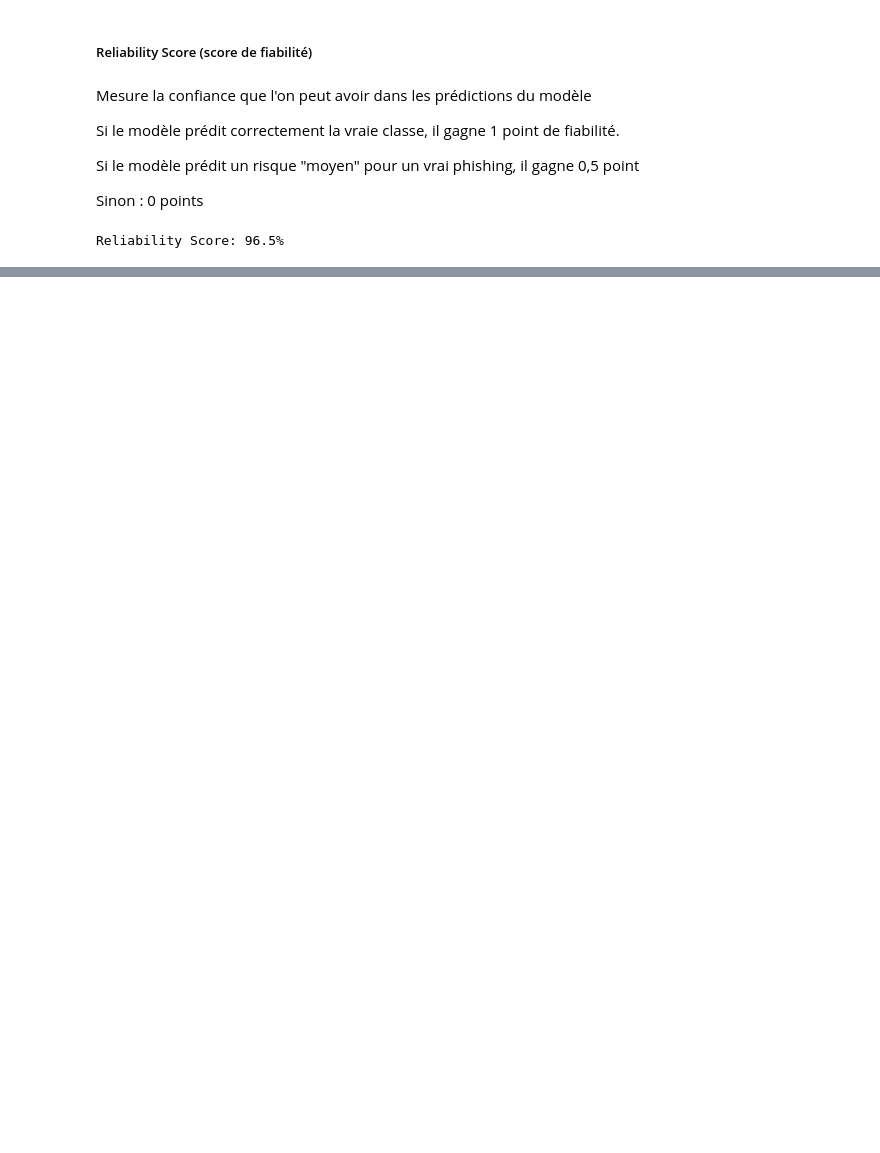
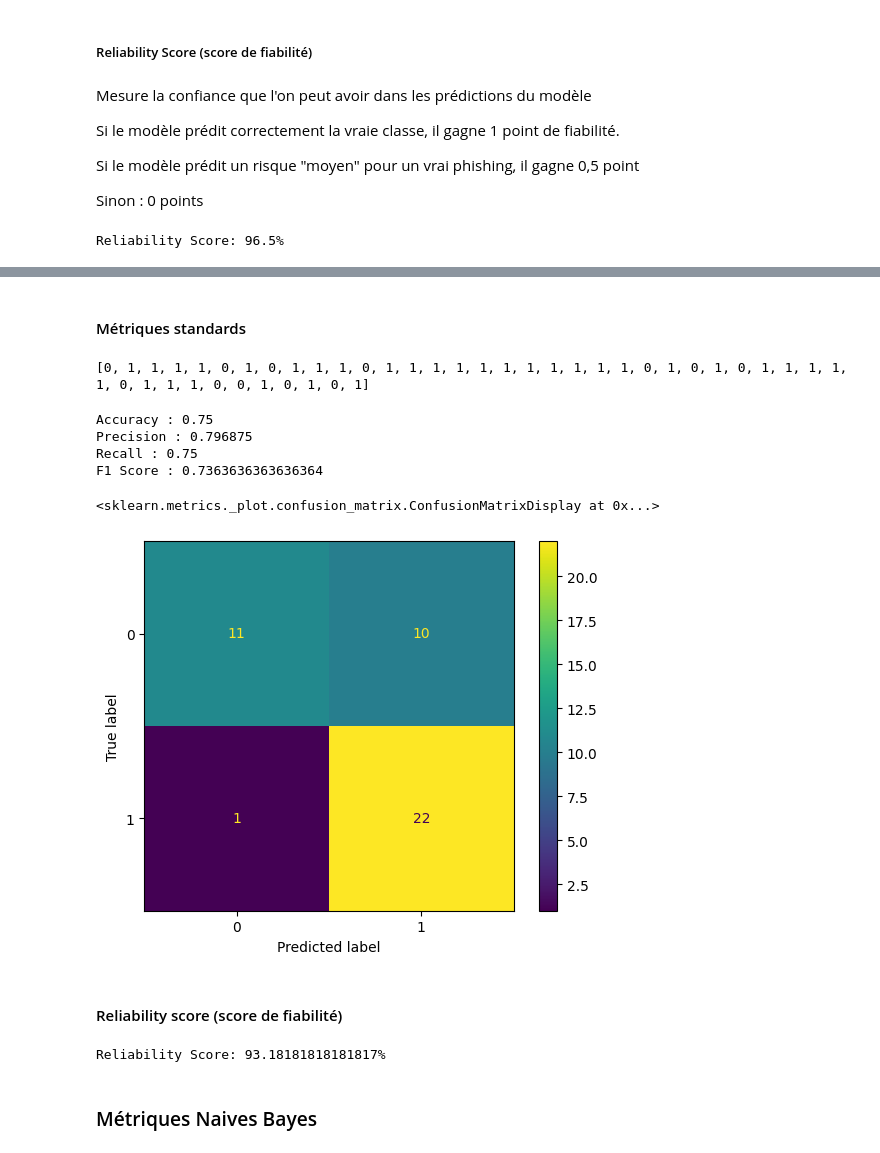
Before and after one commit to avnerelbaz3500/Statapp-Phishing, a Jupyter notebook: main.ipynb, the cells around one changed output, grey strips where cells are left out. Cells and saved outputs as stored; diff of their text form; code cells hidden in the pictures; blank space fills up the shorter version.

```diff
--- a/main.ipynb
+++ b/main.ipynb
@@ -633,0 +703,15 @@ Name: count, dtype: int64
+# %%
+import json
+
+#on supp mails qui ont erreurs de parsing
+
+predictions_mis_dict = []
+valid_indices = []
+
+for i, p in enumerate(predictions_mis):
+    try:
+        d = json.loads("{" + p + "}" if not p.strip().startswith("{") else p.replace("'", '"'))
+        predictions_mis_dict.append(d)
+        valid_indices.append(x_test_mis.index[i])  # récupère l'index d'origine
+    except Exception as e:
+        print(f"Erreur sur la prédiction {i} : {e}")
@@ -633,0 +738,11 @@ Name: count, dtype: int64
+# %% [markdown]
+#### Métriques standards
+# %%
+df_predictions_mis=pd.read_csv("predictions_mis.csv")
+# %%
+pred_mis=df_predictions_mis['Is_Phishing'].tolist()
+print(pred_mis)
+# %% [output]
+[0, 1, 1, 1, 1, 0, 1, 0, 1, 1, 1, 0, 1, 1, 1, 1, 1, 1, 1, 1, 1, 1, 1, 0, 1, 0, 1, 0, 1, 1, 1, 1, 1, 0, 1, 1, 1, 0, 0, 1, 0, 1, 0, 1]
+# %%
+y_test_mis = y_test_mis.loc[valid_indices]
@@ -633,0 +754,18 @@ Name: count, dtype: int64
+# %%
+print("Accuracy :", accuracy_mis)
+print("Precision :", precision_mis)
+print("Recall :", recall_mis)
+print("F1 Score :", f1_mis)
+# %% [output]
+Accuracy : 0.75
+Precision : 0.796875
+Recall : 0.75
+F1 Score : 0.7363636363636364
+# %%
+cm = confusion_matrix(y_test_mis, pred_mis)
+ConfusionMatrixDisplay(cm).plot()
+# %% [output]
+<sklearn.metrics._plot.confusion_matrix.ConfusionMatrixDisplay at 0x...>
+[figure, added]
+# %% [markdown]
+#### Reliability score (score de fiabilité)
@@ -633,0 +797,7 @@ Name: count, dtype: int64
+# %%
+reliability_score_mis = calculate_reliability_score(risk_mis, pred_mis)
+print(f"Reliability Score: {reliability_score_mis}%")
+# %% [output]
+Reliability Score: 93.18181818181817%
+# %% [markdown]
+### Métriques Naives Bayes
```
Also changed, not shown: parts of 43 cells of this notebook, 2 other files.
